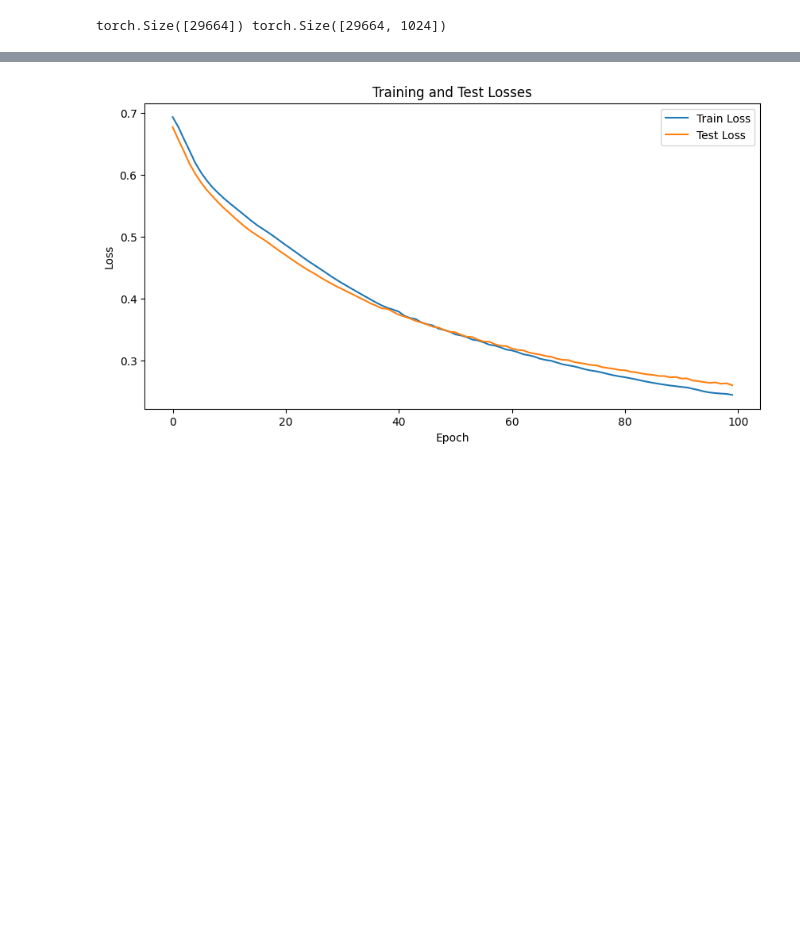
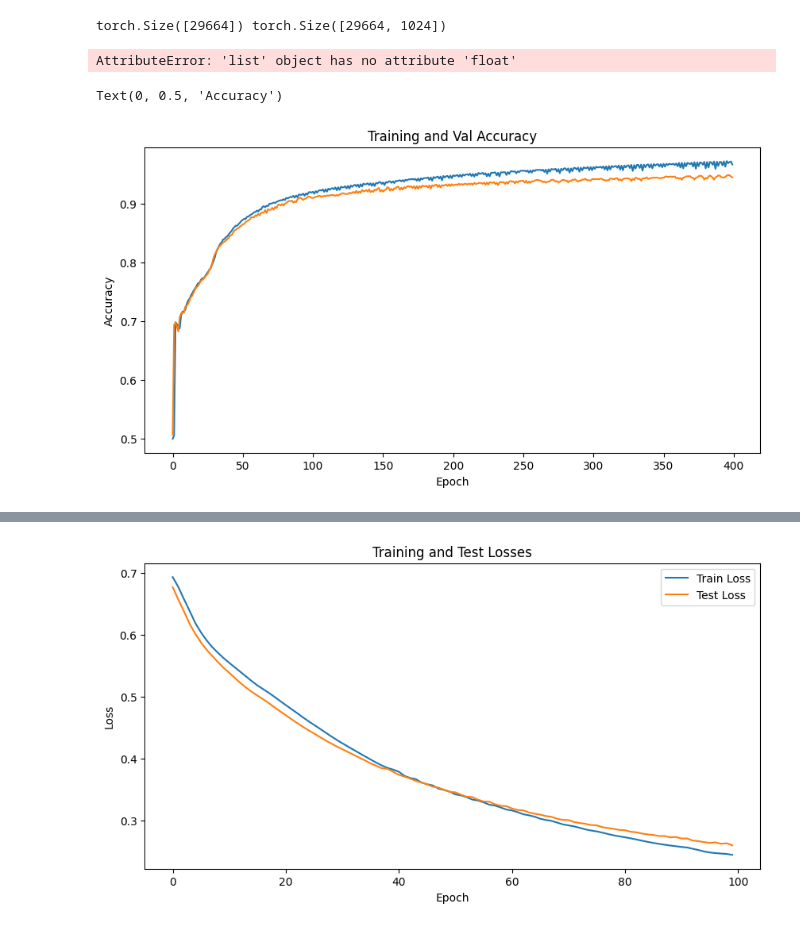
Before and after one commit to shubham-rateria/cs-5785-final-project, a Jupyter notebook: loop-closure.ipynb, the cells around one changed output, grey strips where cells are left out. Saved outputs shown, nothing was run; the diff lists cells and outputs as text; code cells hidden in the pictures; blank space fills up the shorter version.

```diff
--- a/loop-closure.ipynb
+++ b/loop-closure.ipynb
@@ -925,3 +925,18 @@ embeddings = np.array([embedding.numpy() for embedding in embeddings]).reshape(l
 embeddings.shape
 # %% [output]
 (2146, 512)
+# %%
+# balance
+n = gt.shape[0]
+pairs = [(i, j, gt[i, j]) for i in range(1, n) for j in range(i)]
+
+positive_pairs = [(i, j) for i, j, s in pairs if s == 1]
+negative_pairs = [(i, j) for i, j, s in pairs if s == 0]
+
+min_size = min(len(positive_pairs), len(negative_pairs))
+balanced_positive_pairs = positive_pairs[:min_size]
+balanced_negative_pairs = negative_pairs[:min_size]
+balanced_pairs = balanced_positive_pairs + balanced_negative_pairs
+
+X = np.array(balanced_pairs)
+y = np.array([1] * min_size + [0] * min_size)  # Labels for the balanced dataset
@@ -1122,0 +1151,20 @@ def train(num_epochs=100):
+# %%
+model, train_losses, test_losses, train_acc, val_acc = train(300)
+plt.figure(figsize=(10, 5))
+plt.plot(train_losses, label='Train Loss')
+plt.plot(test_losses, label='Val Loss')
+plt.title(f'Training and Val Losses')
+plt.xlabel('Epoch')
+plt.ylabel('Loss')
+# %% [output]
+AttributeError: 'list' object has no attribute 'float'
+# %%
+plt.figure(figsize=(10, 5))
+plt.plot(train_acc, label='Train Accuracy')
+plt.plot(val_acc, label='Val Accuracy')
+plt.title(f'Training and Val Accuracy')
+plt.xlabel('Epoch')
+plt.ylabel('Accuracy')
+# %% [output]
+Text(0, 0.5, 'Accuracy')
+[figure, added]
```
Also changed, not shown: parts of 5 cells of this notebook, 2 other files.
